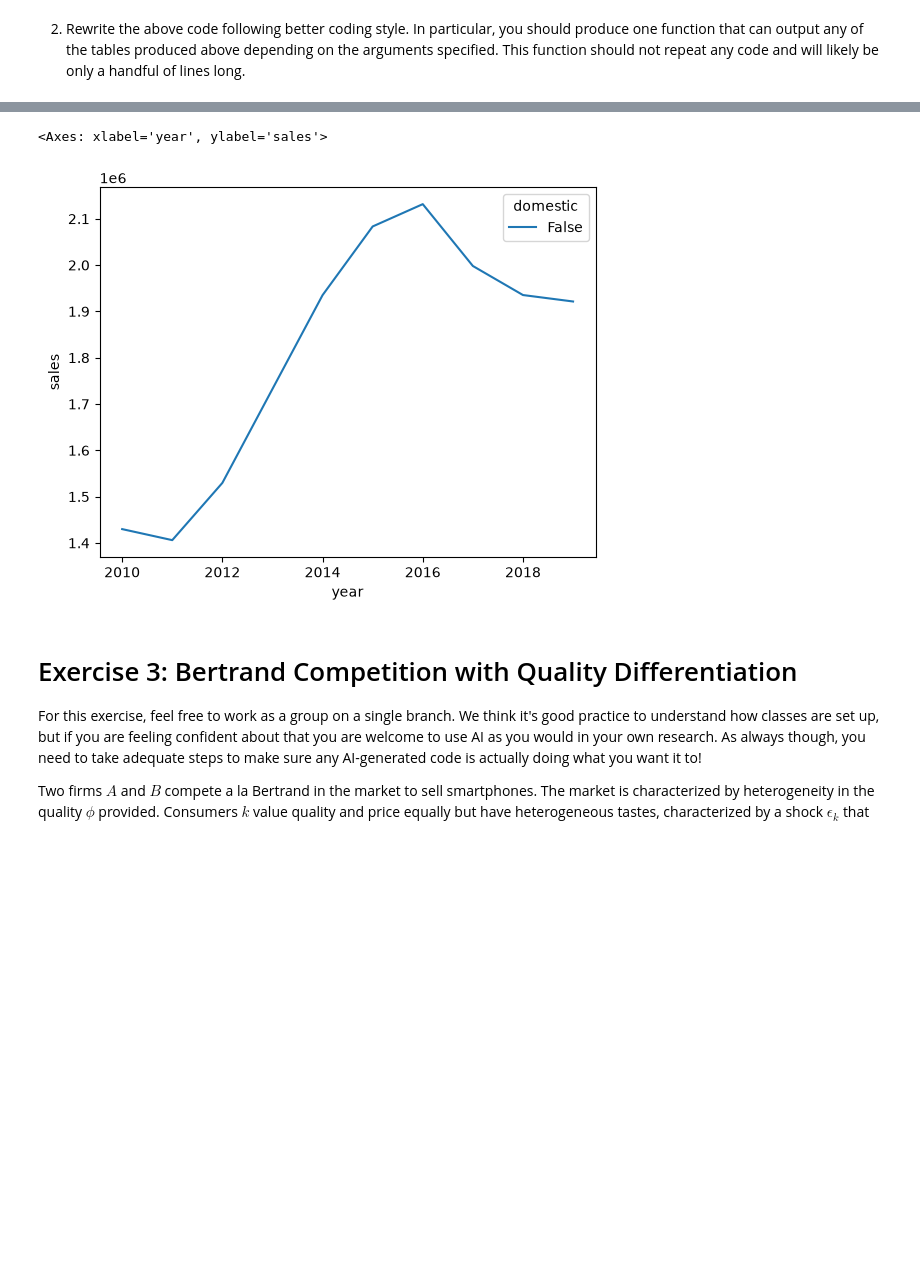
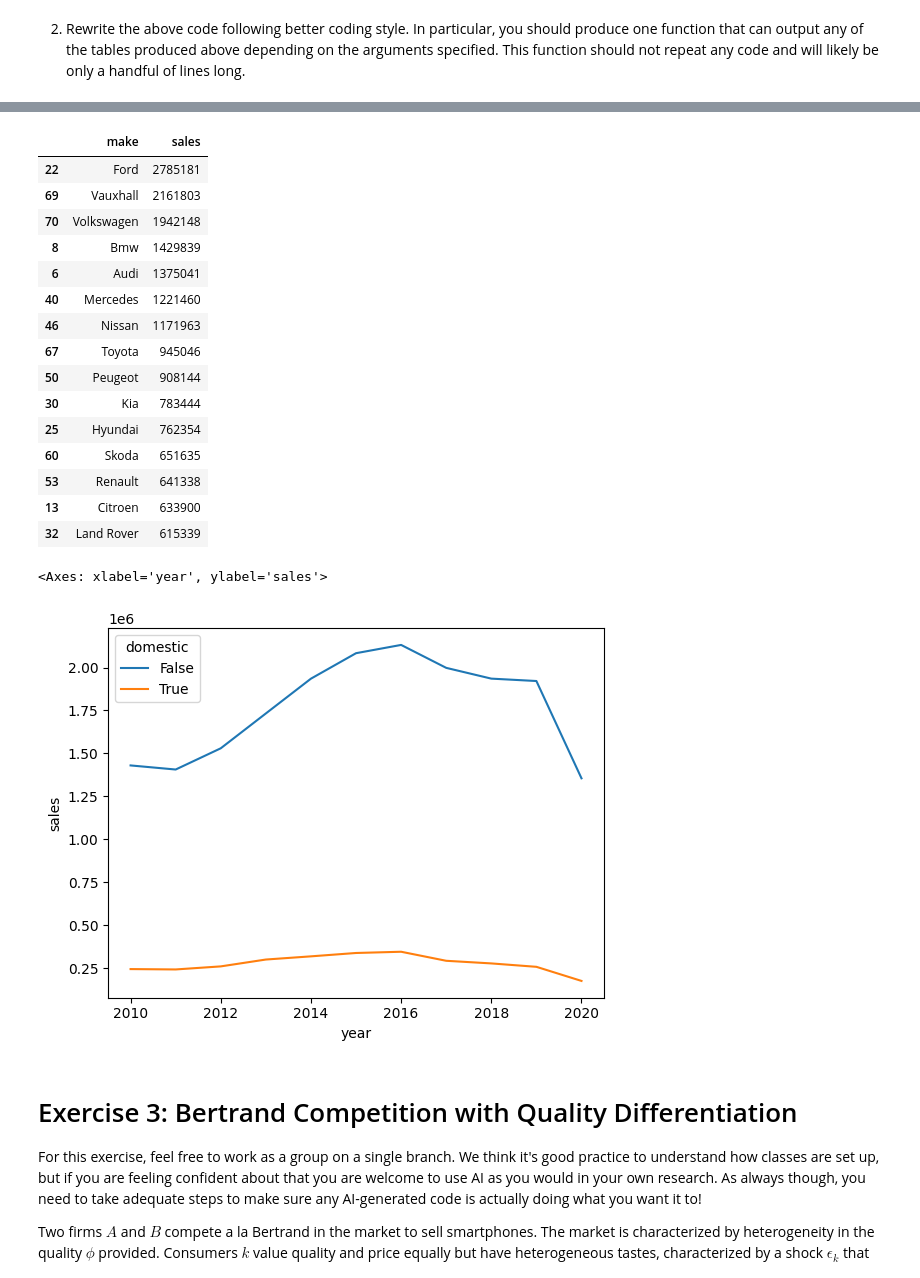
Before and after one commit to Computing-for-Economists/posted-exercise-solutions-2026, a Jupyter notebook: Module_1_Solutions.ipynb, the cells around one changed output, grey strips where cells are left out. Cells and saved outputs as stored; diff of their text form; code cells hidden in the pictures; blank space fills up the shorter version.

```diff
--- a/Module_1_Solutions.ipynb
+++ b/Module_1_Solutions.ipynb
@@ -232,17 +288,17 @@ def sales_by_group(df, group, filter=None, min_sales=0, top_n=10):
         .groupby(group)["sales"]
         .sum()
         .reset_index()
-        .sort_values(by=group + ["sales"])
+        .sort_values("sales", ascending=False)
         .query(f"sales >= {min_sales}")
         .head(top_n)
     )
     return df_group
 
 
-sales_by_group(df, group=["model"], filter="year == 2019")
-sales_by_group(df, group=["model"], filter="year == 2020")
-sales_by_group(df, group=["make"], filter="year == 2020")
-sales_by_group(df, group=["make"])
-df_domestic = sales_by_group(df, group=["domestic", "year"])
+display(sales_by_group(df, group=["model"], filter="year == 2019"))
+display(sales_by_group(df, group=["model"], filter="year == 2020"))
+display(sales_by_group(df, group=["make"], filter="year == 2020"))
+display(sales_by_group(df, group=["make"], top_n=15))
+df_domestic = sales_by_group(df, group=["domestic", "year"], top_n=None)
 sns.lineplot(df_domestic, x="year", y="sales", hue="domestic")
 # %% [output]
@@ -249,5 +338,21 @@ sns.lineplot(df_domestic, x="year", y="sales", hue="domestic")
+|  | make | sales |
+| 22 | Ford | 2785181 |
+| 69 | Vauxhall | 2161803 |
+| 70 | Volkswagen | 1942148 |
+| 8 | Bmw | 1429839 |
+| 6 | Audi | 1375041 |
+| 40 | Mercedes | 1221460 |
+| 46 | Nissan | 1171963 |
+| 67 | Toyota | 945046 |
+| 50 | Peugeot | 908144 |
+| 30 | Kia | 783444 |
+| 25 | Hyundai | 762354 |
+| 60 | Skoda | 651635 |
+| 53 | Renault | 641338 |
+| 13 | Citroen | 633900 |
+| 32 | Land Rover | 615339 |
 <Axes: xlabel='year', ylabel='sales'>
-[figure, old version]
+[figure, new version]
 # %% [markdown]
 # Exercise 3: Bertrand Competition with Quality Differentiation
 
```
Also changed, not shown: parts of 11 cells of this notebook, 4 other files.
